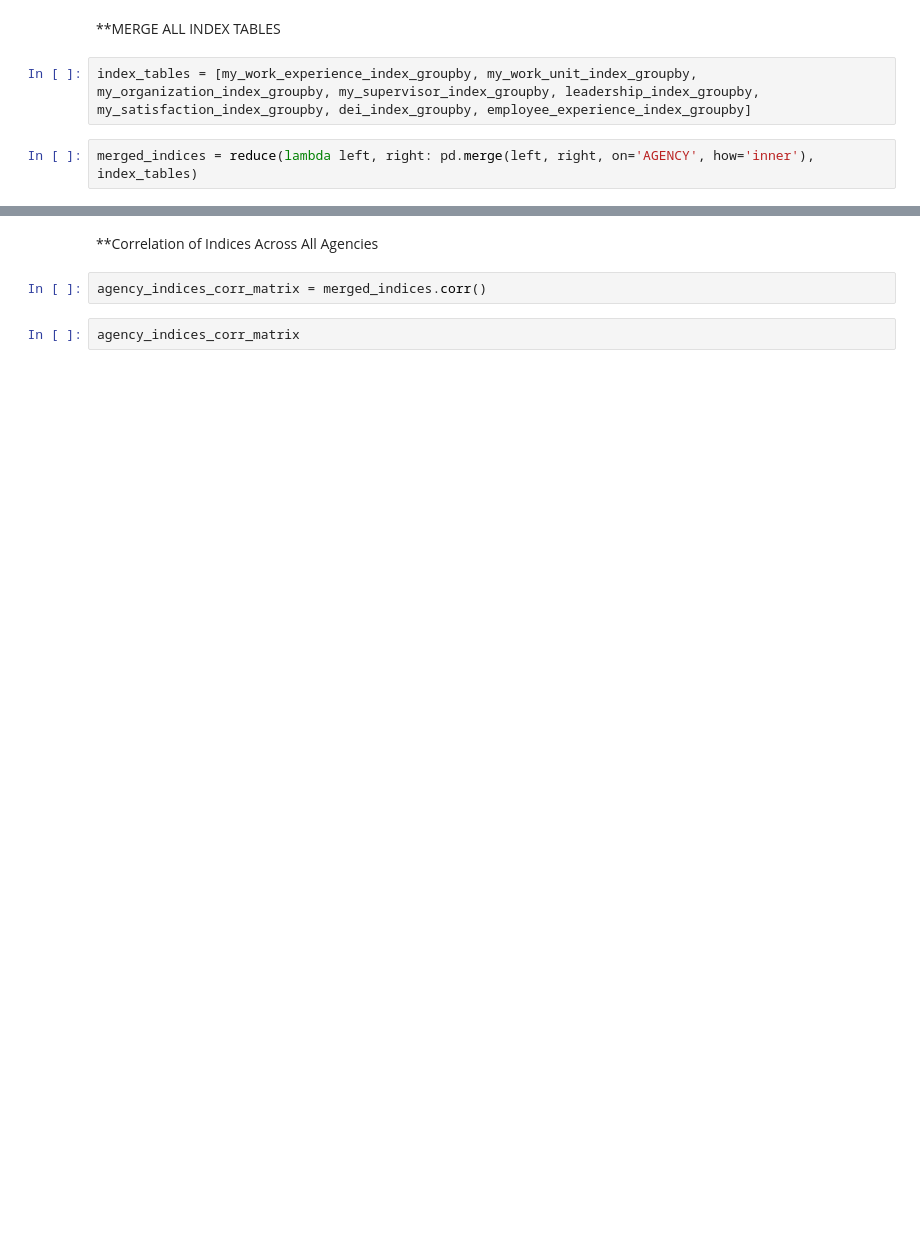
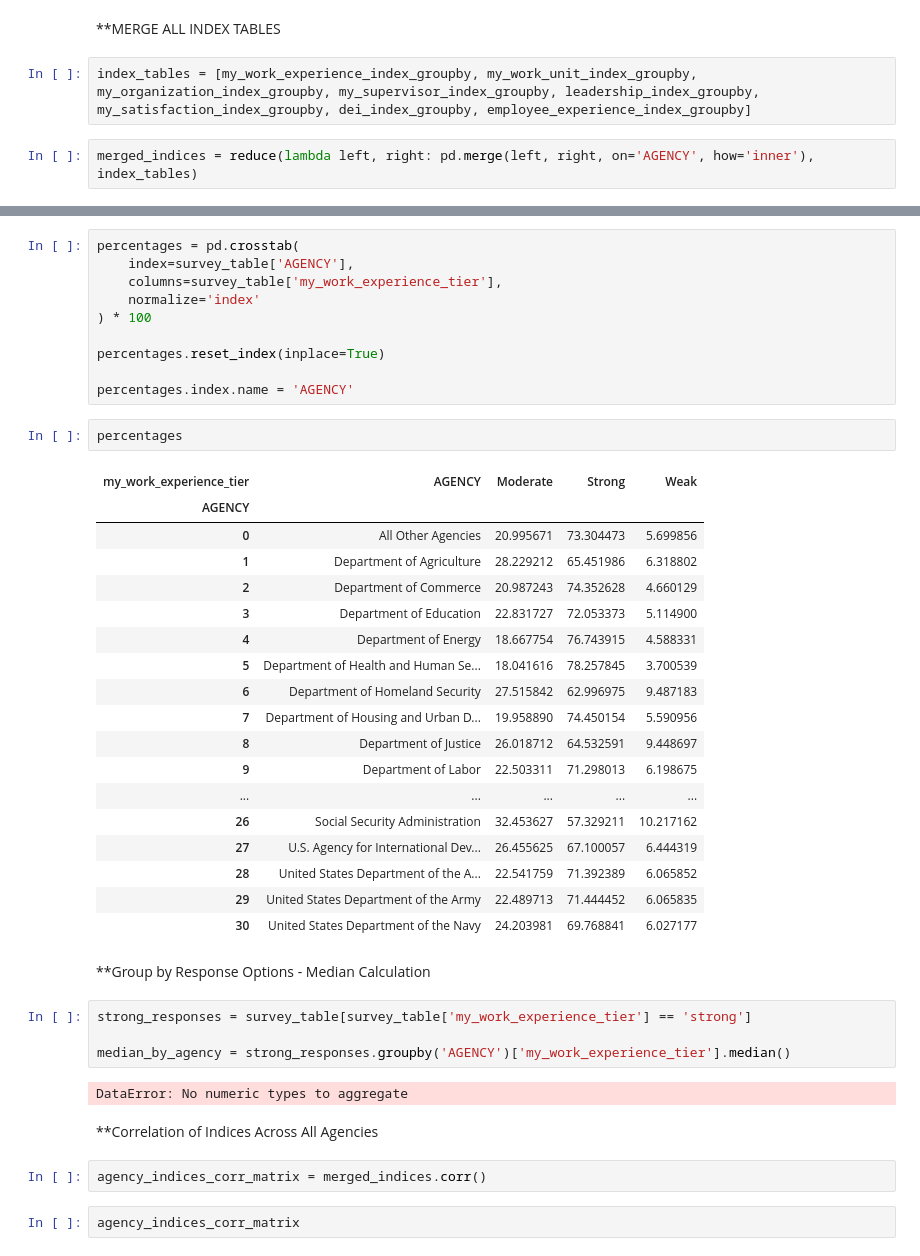
Before and after one commit to aaron-hollinger/federal_employee_job_satisfaction, a Jupyter notebook: notebooks/capstone.ipynb, the cells around one changed output, grey strips where cells are left out. Drawn from its saved outputs; the diff is of its cells as text; blank space fills up the shorter version.

```diff
--- a/notebooks/capstone.ipynb
+++ b/notebooks/capstone.ipynb
@@ -733,3 +878,42 @@ merged_indices
+# %%
+percentages = pd.crosstab(
+    index=survey_table['AGENCY'],
+    columns=survey_table['my_work_experience_tier'],
+    normalize='index'
+) * 100
+
+percentages.reset_index(inplace=True)
+
+percentages.index.name = 'AGENCY'
+# %%
+percentages
+# %% [output]
+| my_work_experience_tier | AGENCY | Moderate | Strong | Weak |
+| AGENCY |  |  |  |  |
+| 0 | All Other Agencies | 20.995671 | 73.304473 | 5.699856 |
+| 1 | Department of Agriculture | 28.229212 | 65.451986 | 6.318802 |
+| 2 | Department of Commerce | 20.987243 | 74.352628 | 4.660129 |
+| 3 | Department of Education | 22.831727 | 72.053373 | 5.114900 |
+| 4 | Department of Energy | 18.667754 | 76.743915 | 4.588331 |
+| 5 | Department of Health and Human Se... | 18.041616 | 78.257845 | 3.700539 |
+| 6 | Department of Homeland Security | 27.515842 | 62.996975 | 9.487183 |
+| 7 | Department of Housing and Urban D... | 19.958890 | 74.450154 | 5.590956 |
+| 8 | Department of Justice | 26.018712 | 64.532591 | 9.448697 |
+| 9 | Department of Labor | 22.503311 | 71.298013 | 6.198675 |
+| ... | ... | ... | ... | ... |
+| 26 | Social Security Administration | 32.453627 | 57.329211 | 10.217162 |
+| 27 | U.S. Agency for International Dev... | 26.455625 | 67.100057 | 6.444319 |
+| 28 | United States Department of the A... | 22.541759 | 71.392389 | 6.065852 |
+| 29 | United States Department of the Army | 22.489713 | 71.444452 | 6.065835 |
+| 30 | United States Department of the Navy | 24.203981 | 69.768841 | 6.027177 |
+# %% [markdown]
+**Group by Response Options - Median Calculation
+# %%
+strong_responses = survey_table[survey_table['my_work_experience_tier'] == 'strong']
+
+median_by_agency = strong_responses.groupby('AGENCY')['my_work_experience_tier'].median()
+# %% [output]
+DataError: No numeric types to aggregate
 # %% [markdown]
 **Correlation of Indices Across All Agencies
 # %%
```
Also changed, not shown: parts of 29 cells of this notebook.
